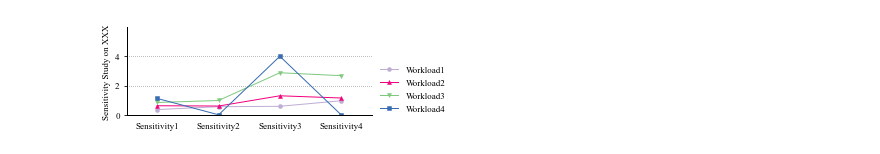
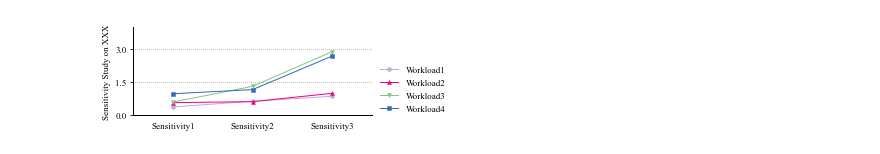
Before and after one commit to leepoly/easypyplot-template, a Jupyter notebook: plot_linechart.ipynb, the cells around one changed output. Saved outputs shown, nothing was run; the diff lists cells and outputs as text; code cells hidden in the pictures.

Commit message:
(linechart) Fix incorrect axis label

```diff
--- a/plot_linechart.ipynb
+++ b/plot_linechart.ipynb
@@ -8,20 +8,20 @@ import easypyplot
 # %%
 ''' [TODO] Figure properties. Specify the csv file and corresponding labels. '''
 csv_path = './sec7/linechart.csv'
-workload_list = ['Sensitivity1', 'Sensitivity2', 'Sensitivity3', 'Sensitivity4']
-scheme_list = ['Workload1', 'Workload2', 'Workload3', 'Workload4']
+workload_list = ['Workload1', 'Workload2', 'Workload3', 'Workload4']
+scheme_list = ['Sensitivity1', 'Sensitivity2', 'Sensitivity3']
 workload_dict = {item: item for item in workload_list}
 scheme_dict = {item: item for item in scheme_list}
 
 fig_title = 'Sensitivity Study on XXX'
 fig_name = 'FigDemo'
-fig_ylim = (0, 6)
-fig_yticks = list(np.arange(fig_ylim[0], fig_ylim[1], 2))
+fig_ylim = (0, 4)
+fig_yticks = list(np.arange(fig_ylim[0], fig_ylim[1], 1.5))
 fig_colors = [easypyplot.color.COLOR_SET[i] for i in [3, 2, 1, 0]]
 FULL_MARKER_SET = ['o', '^', 'v', 's', 'D']
 fig_marker = [FULL_MARKER_SET[i] for i in [0, 1, 2, 3]]
-assert len(fig_colors) == len(scheme_dict)
-assert len(fig_marker) == len(scheme_dict)
+assert len(fig_colors) == len(workload_dict)
+assert len(fig_marker) == len(workload_dict)
 
 # pprint(fig_yticks)
 # %%
@@ -46,17 +46,19 @@ fig_xticks = []
 fig_data_2darr = []
 xtick = -1
 for idx, row in csv_hd.iterrows():
-    workload_fullname = row[0]
-    if any(workload in workload_fullname for workload in workload_list):
+    scheme_fullname = row[0]
+    if any(scheme in scheme_fullname for scheme in scheme_list):
         row_value = []
         for col in row.keys():
-            if any(scheme in col for scheme in scheme_dict):
+            if any(workload in col for workload in workload_dict):
                 row_value.append(row[col])
         fig_data_2darr.append(row_value)
-        fig_xlabels.append(workload_fullname)
+        fig_xlabels.append(scheme_fullname)
         xtick += 1
         fig_xticks.append(xtick)
-assert len(fig_data_2darr) == len(fig_xlabels) == len(fig_xticks)
+fig_data_2darr = np.transpose(fig_data_2darr)
+assert fig_data_2darr.shape[1] == len(fig_xlabels) == len(fig_xticks)
+# pprint(fig_data_2darr)
 # %%
 ''' Ploting script '''
 pp, fig = easypyplot.pdf.plot_setup(fig_name, fig_dims)
@@ -66,7 +68,6 @@ easypyplot.format.turn_off_box(ax)
 h = []
 for group_id in range(len(workload_dict)):
     h += ax.plot(fig_xticks, fig_data_2darr[group_id],
-                label=fig_xlabels[group_id],
                 marker=fig_marker[group_id],
                 linewidth = '1.0',
                 color=fig_colors[group_id],
@@ -75,35 +76,35 @@ for group_id in range(len(workload_dict)):
 ''' x axis '''
 ax.set_xlim([ax.get_xticks()[0], ax.get_xticks()[-1]])
 ax.set_xticks(fig_xticks)
 ax.set_xticklabels(fig_xlabels, fontsize=fig_label_fontsize)
 ax.xaxis.set_ticks_position('none') # Comment this and the next line for visible ticks
 # ax.tick_params(direction='in') # [in, out, inout]
 # ax.set_xlabel(fig_title)
 
 ''' y axis '''
 ax.yaxis.grid(True)
 ax.set_ylim(fig_ylim)
 ax.set_yticks(fig_yticks)
 ax.set_ylabel(fig_title, multialignment='center')
 
 ''' legend '''
-legend = [scheme_dict[item] for item in scheme_dict]
+legend = [workload_dict[item] for item in workload_dict]
 # fig.legend(h, legend, loc='upper center', bbox_to_anchor=(0.5, 1.1),
 #         ncol=len(legend), frameon=False,
 #         columnspacing=1,
 #         numpoints=1,
 #         )
 fig.legend(h, legend, loc='center right', bbox_to_anchor=(1.25, 0.5),
         ncol=1, frameon=False,
         columnspacing=1,
         numpoints=1,
         )
 
 ''' last resize '''
 plt.tight_layout()
 easypyplot.format.resize_ax_box(ax, hratio=0.8)
 # %% [output]
-[figure, old version]
+[figure, new version]
 # %%
 ''' Save figures'''
 fig.savefig(fig_name+'.pdf', format="pdf", bbox_inches = 'tight')
```
Also changed, not shown: 2 other files.
